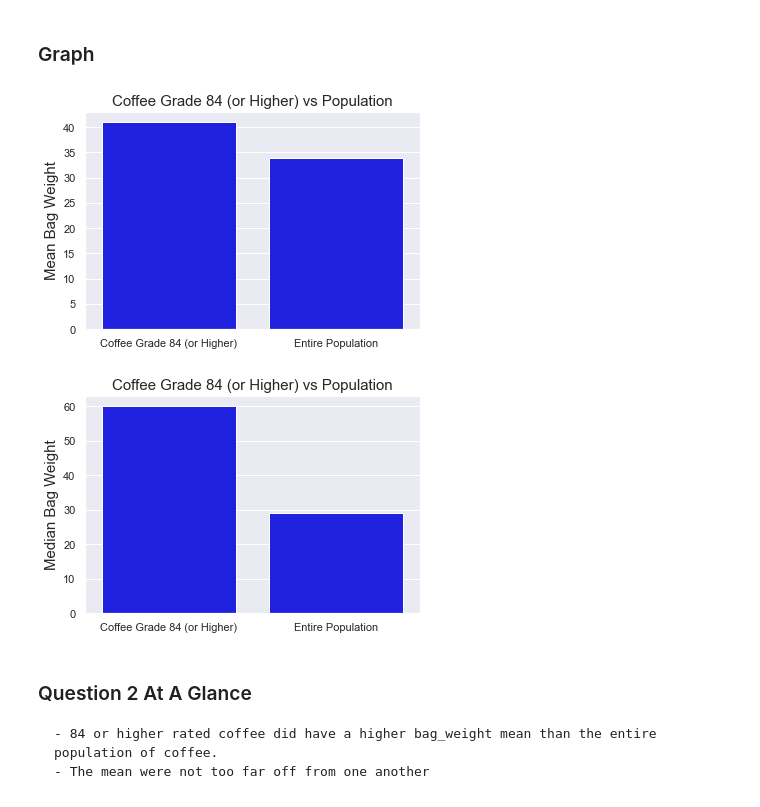
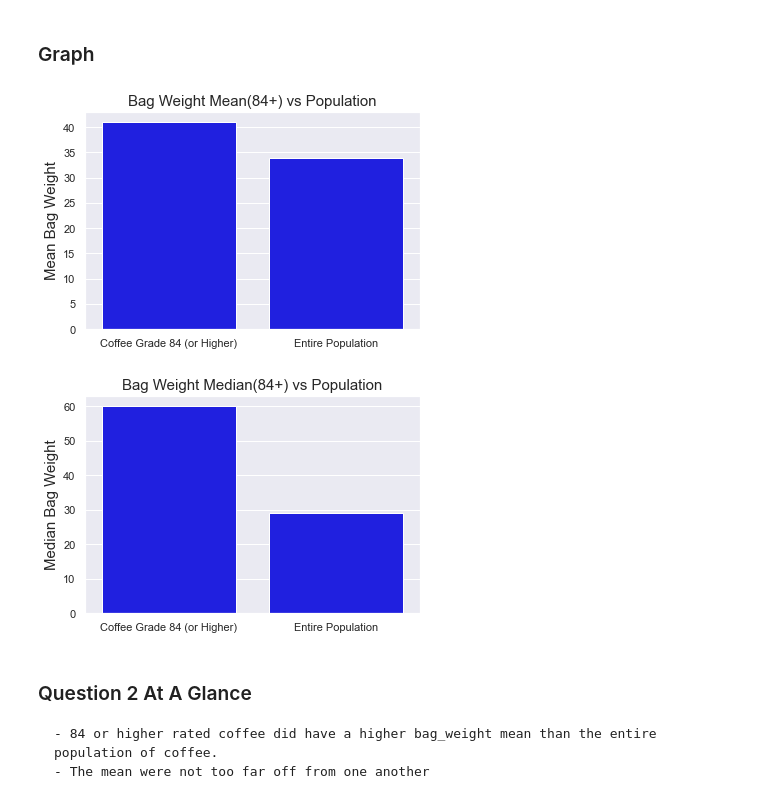
Before and after one commit to joshuamchavez2/Drivers-for-Excellent-Coffee, a Jupyter notebook: final_.ipynb, the cells around one changed output. Cells and saved outputs as stored; diff of their text form; code cells hidden in the pictures.

```diff
--- a/final_.ipynb
+++ b/final_.ipynb
@@ -315,33 +619,33 @@ train.bag_weight.mean()
 # %% [markdown]
 ### Graph
 # %%
-# Mean
+# Graphing the Bag Weight Mean vs Population
 rating = ['Coffee Grade 84 (or Higher)', 'Entire Population']
 rating_mean = [df_rating.bag_weight.mean(), train.bag_weight.mean()]
 ax = sns.barplot(rating, rating_mean, color='blue')
 
 ax.set_xlabel('',fontsize = 15, )
 ax.set_ylabel('Bag Weight',fontsize = 15)
-ax.set_title('Coffee Grade 84 (or Higher) vs Population', fontsize = 15)
+ax.set_title('Bag Weight Mean(84+) vs Population', fontsize = 15)
 sns.set(font_scale = 1)
 ax.set(xlabel='', ylabel='Mean Bag Weight')
 plt.show()
 # %% [output]
-[figure, old version]
+[figure, new version]
 # %%
-# Mean
+# Graphing the Bag Weight Median vs Population
 rating = ['Coffee Grade 84 (or Higher)', 'Entire Population']
 rating_mean = [df_rating.bag_weight.median(), train.bag_weight.median()]
 ax = sns.barplot(rating, rating_mean, color='blue')
 
 ax.set_xlabel('',fontsize = 15, )
 ax.set_ylabel('Bag Weight',fontsize = 15)
-ax.set_title('Coffee Grade 84 (or Higher) vs Population', fontsize = 15)
+ax.set_title('Bag Weight Median(84+) vs Population', fontsize = 15)
 sns.set(font_scale = 1)
 ax.set(xlabel='', ylabel='Median Bag Weight')
 plt.show()
 # %% [output]
-[figure, old version]
+[figure, new version]
 # %% [markdown]
 ### Question 2 At A Glance
 
```
Also changed, not shown: parts of 72 cells of this notebook, 3 other files.
